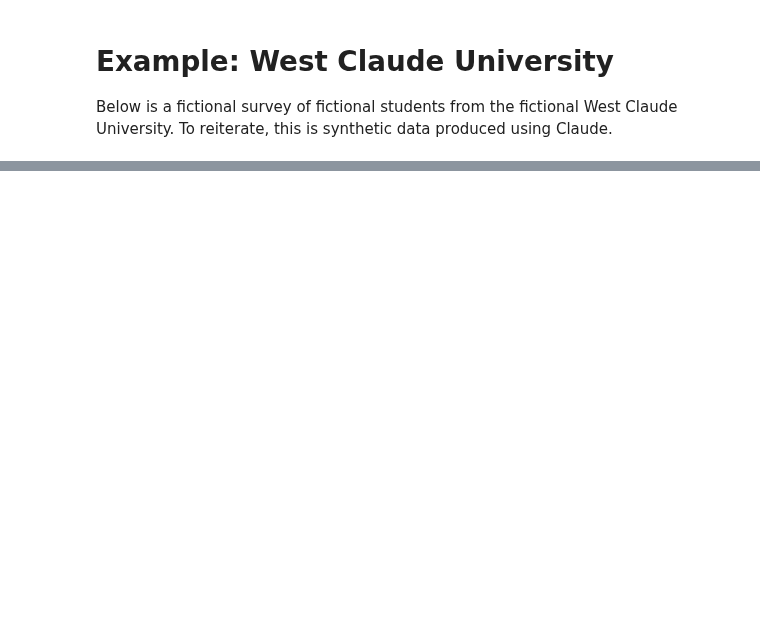
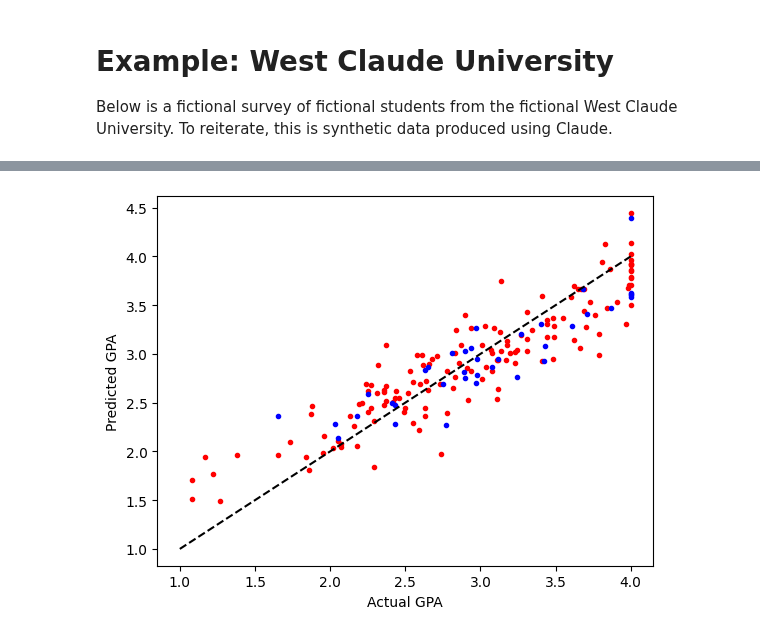
Before and after one commit to GettysburgDataScience/DS325-Notes, a Jupyter notebook: _sources/01_Regression/04_west_claude_example.ipynb, the cells around one changed output, grey strips where cells are left out. Cells and saved outputs as stored; diff of their text form; code cells hidden in the pictures; blank space fills up the shorter version.

```diff
--- a/_sources/01_Regression/04_west_claude_example.ipynb
+++ b/_sources/01_Regression/04_west_claude_example.ipynb
@@ -19,0 +139,3 @@ wcu_df.head()
+# %%
+linreg = LinearRegression()
+linreg.fit(Z_train, y_train)
@@ -19,0 +187,8 @@ wcu_df.head()
+# %%
+elastic = ElasticNetCV(l1_ratio = 0.5,
+                       alphas = alpha_test,
+                       max_iter = 15000)
+
+elastic.fit(Z_train, y_train)
+
+elastic.alpha_
@@ -19,0 +206,24 @@ wcu_df.head()
+# %%
+y_ridge_train = ridge.predict(Z_train)
+y_ridge_test = ridge.predict(Z_test)
+
+r2_ridge_train = r2_score(y_train, y_ridge_train)
+r2_ridge_test = r2_score(y_test, y_ridge_test)
+
+print(f'{r2_ridge_train=:0.2f}\n{r2_ridge_test=:0.2f}')
+
+y_lasso_train = lasso.predict(Z_train)
+y_lasso_test = lasso.predict(Z_test)
+
+r2_lasso_train = r2_score(y_train, y_lasso_train)
+r2_lasso_test = r2_score(y_test, y_lasso_test)
+
+print(f'\n{r2_lasso_train=:0.2f}\n{r2_lasso_test=:0.2f}')
+
+y_elastic_train = elastic.predict(Z_train)
+y_elastic_test = elastic.predict(Z_test)
+
+r2_elastic_train = r2_score(y_train, y_elastic_train)
+r2_elastic_test = r2_score(y_test, y_elastic_test)
+
+print(f'\n{r2_elastic_train=:0.2f}\n{r2_elastic_test=:0.2f}')
@@ -19,0 +241,12 @@ wcu_df.head()
+# %%
+import matplotlib.pyplot as plt
+
+plt.plot(y_train, y_lasso_train, 'r.')
+plt.plot(y_test, y_lasso_test, 'b.')
+plt.plot([1, 4], [1, 4], 'k--')
+plt.xlabel('Actual GPA')
+plt.ylabel('Predicted GPA')
+
+plt.show()
+# %% [output]
+[figure, added]
```
Also changed, not shown: parts of 31 cells of this notebook, 29 other files.
